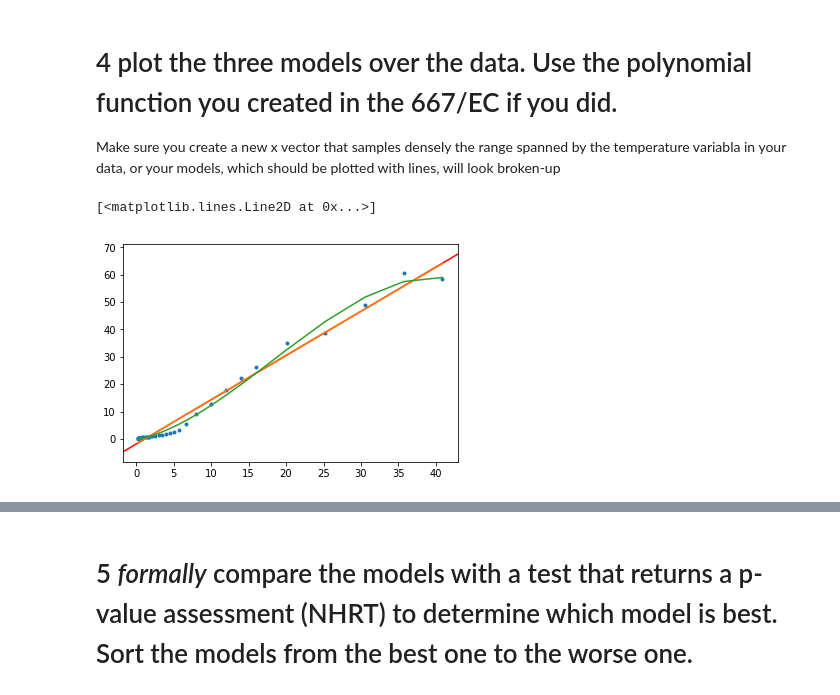
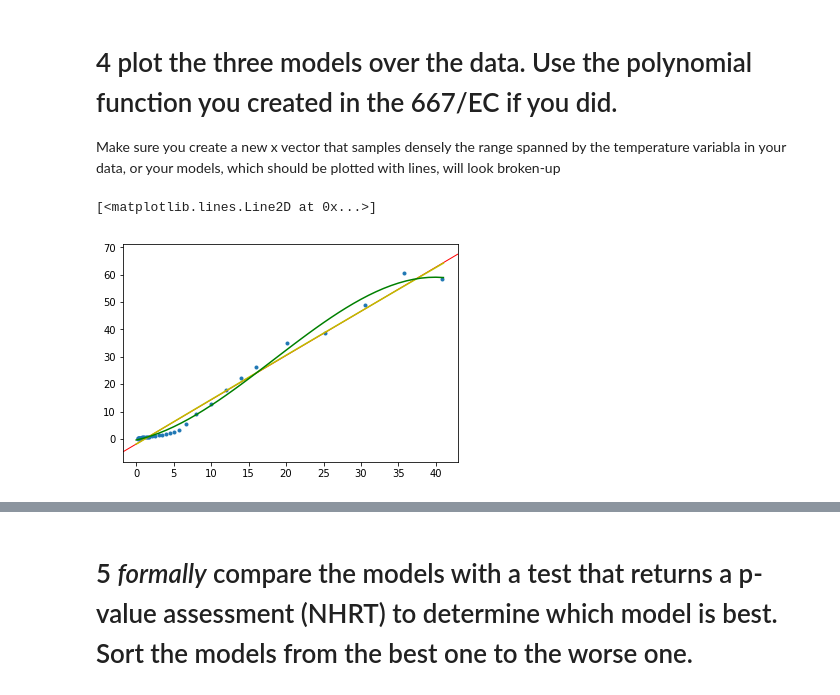
Before and after one commit to samuelmat/DSPS_tFessaras, a Jupyter notebook: HW7/Theodore_Fessaras_LRtestAndMCMC.ipynb, the cells around one changed output, grey strips where cells are left out. Cells and saved outputs as stored; diff of their text form; code cells hidden in the pictures.

```diff
--- a/HW7/Theodore_Fessaras_LRtestAndMCMC.ipynb
+++ b/HW7/Theodore_Fessaras_LRtestAndMCMC.ipynb
@@ -223,17 +226,20 @@ print("order 3 polynomial model log-likelihood: {}}".formula(...))
 # %% [markdown]
 # 4 plot the three models over the data. Use the polynomial function you created in the 667/EC if you did.
 Make sure you create a new x vector that samples densely the range spanned by the temperature variabla in your data, or your models, which should be plotted with lines, will look broken-up
+# %%
+t_fine = pd.DataFrame()
+t_fine["Tk"] = range(0,42)
 # %%
 fig = plt.figure()
 ax = plt.axes()
 
 x = np.linspace(0, 40, 1000)
 ax.plot(nam18_reducted["Tk"], nam18_reducted["n"], '.')
-sm.graphics.abline_plot(model_results=model1, c= 'r', ax=ax);
-ax.plot(nam18_reducted.sort_values("Tk").Tk,
-        model2.predict(nam18_reducted.sort_values("Tk").Tk, 'k-'))
-ax.plot(nam18_reducted.sort_values("Tk").Tk,
-        model3.predict(nam18_reducted.sort_values("Tk").Tk, 'k-'))
+sm.graphics.abline_plot(model_results=model1, c= 'r', ax=ax, linewidth = 1);
+ax.plot(range(42),
+        model2.predict(t_fine["Tk"], 'k-'),c = 'y')
+ax.plot(range(42),
+        model3.predict(t_fine["Tk"], 'k-'),c = 'g')
 # %% [output]
 [<matplotlib.lines.Line2D at 0x...>]
-[figure, old version]
+[figure, new version]
```
Also changed, not shown: parts of 7 cells of this notebook.
